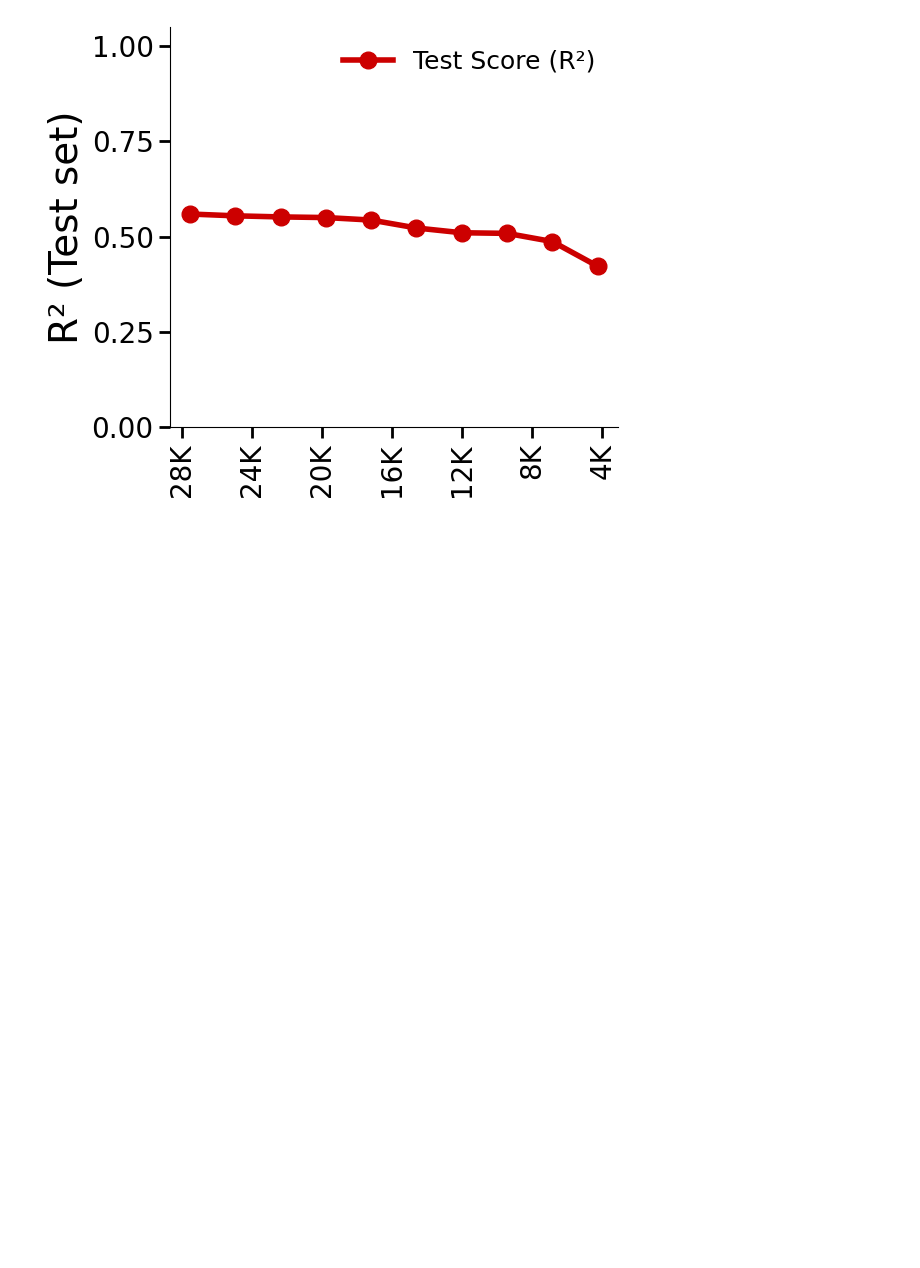
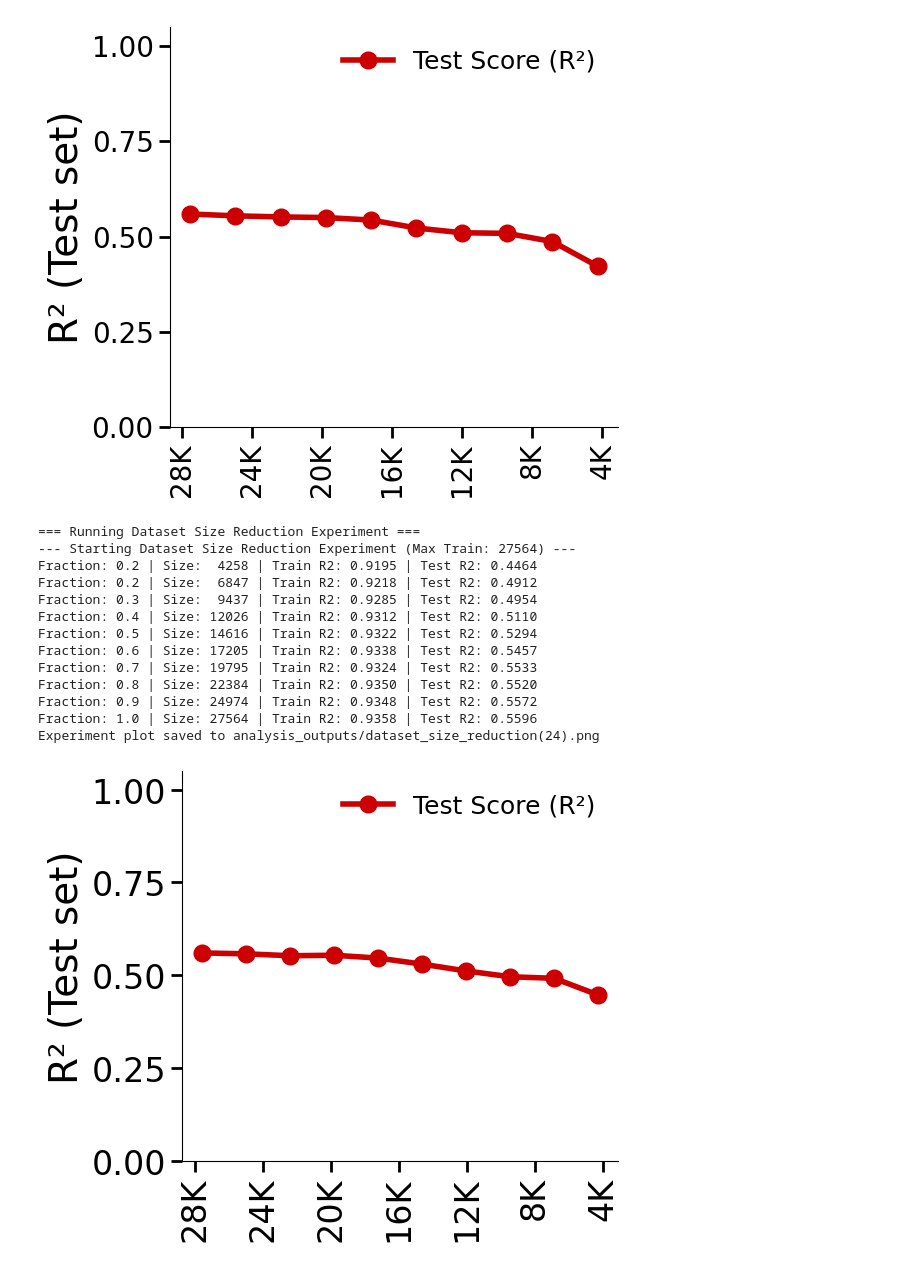
Before and after one commit to Prabhpeep/mito_redox_analysis, a Jupyter notebook: rf_dl/runner.ipynb, the cells around one changed output. Drawn from its saved outputs; the diff is of its cells as text; code cells hidden in the pictures; blank space fills up the shorter version.

Commit message:
new size added

```diff
--- a/rf_dl/runner.ipynb
+++ b/rf_dl/runner.ipynb
@@ -266,3 +266,36 @@ Fraction: 0.9 | Size: 24974 | Train R2: 0.9344 | Test R2: 0.5548
 Fraction: 1.0 | Size: 27564 | Train R2: 0.9358 | Test R2: 0.5596
 Experiment plot saved to analysis_outputs/dataset_size_reduction.png
 [figure]
+# %%
+print("\n=== Running Dataset Size Reduction Experiment ===")
+X_full = pd.concat([X_train_net, X_test_net])
+y_full = pd.concat([y_train_net, y_test_net])
+
+base_rf = ev.get_default_model()
+
+min_frac = len(nnet_pooled) / len(net_pooled)
+dynamic_fractions = np.linspace(min_frac, 1.0, 10).tolist()
+
+experiment_results = dsr.run_reduction_experiment(
+    X_full,
+    y_full,
+    base_model=base_rf,
+    fractions=dynamic_fractions
+)
+
+dsr.plot_experiment_results(experiment_results, output_path="analysis_outputs/dataset_size_reduction(24).png")
+# %% [output]
+=== Running Dataset Size Reduction Experiment ===
+--- Starting Dataset Size Reduction Experiment (Max Train: 27564) ---
+Fraction: 0.2 | Size:  4258 | Train R2: 0.9195 | Test R2: 0.4464
+Fraction: 0.2 | Size:  6847 | Train R2: 0.9218 | Test R2: 0.4912
+Fraction: 0.3 | Size:  9437 | Train R2: 0.9285 | Test R2: 0.4954
+Fraction: 0.4 | Size: 12026 | Train R2: 0.9312 | Test R2: 0.5110
+Fraction: 0.5 | Size: 14616 | Train R2: 0.9322 | Test R2: 0.5294
+Fraction: 0.6 | Size: 17205 | Train R2: 0.9338 | Test R2: 0.5457
+Fraction: 0.7 | Size: 19795 | Train R2: 0.9324 | Test R2: 0.5533
+Fraction: 0.8 | Size: 22384 | Train R2: 0.9350 | Test R2: 0.5520
+Fraction: 0.9 | Size: 24974 | Train R2: 0.9348 | Test R2: 0.5572
+Fraction: 1.0 | Size: 27564 | Train R2: 0.9358 | Test R2: 0.5596
+Experiment plot saved to analysis_outputs/dataset_size_reduction(24).png
+[figure, added]
```
Also changed, not shown: 2 other files.
